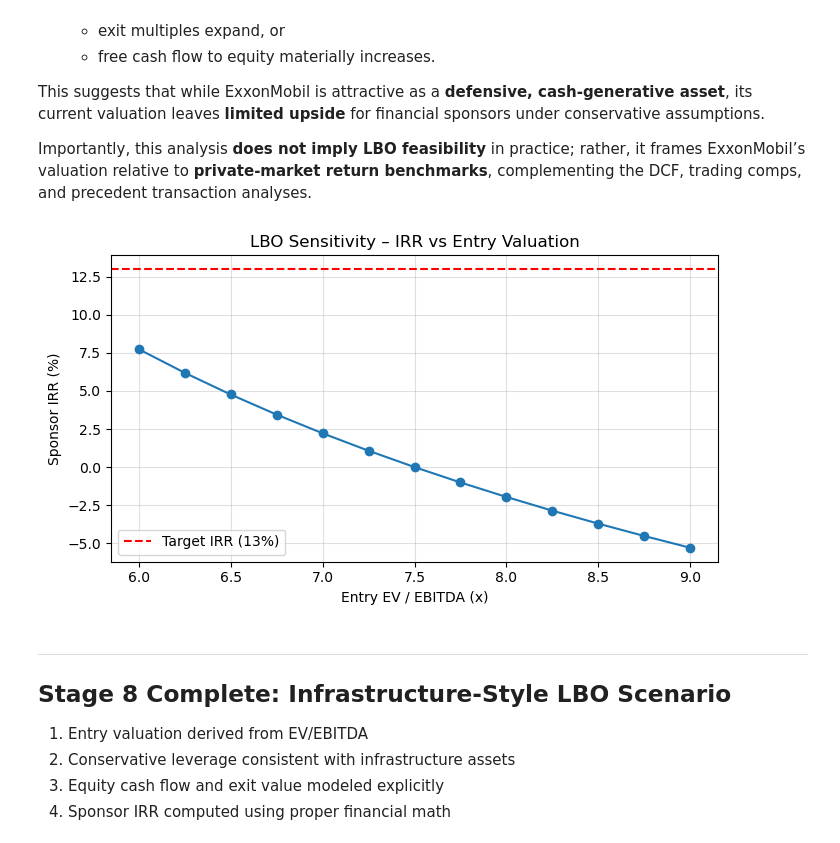
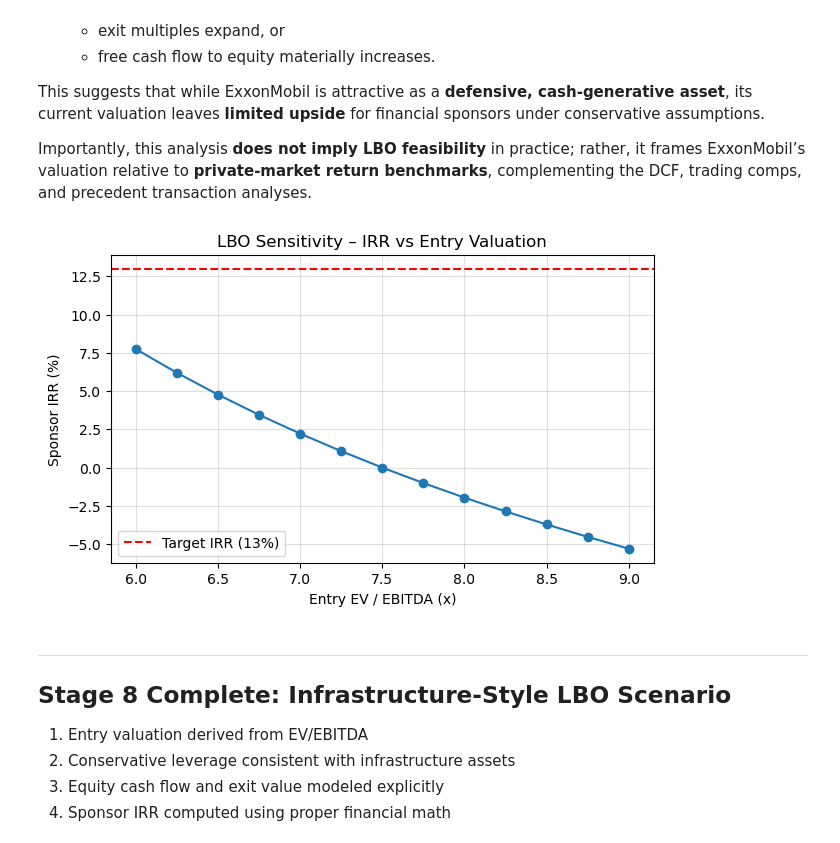
Before and after one commit to boztosunmelis-digi/exxonmobil-valuation, a Jupyter notebook: notebooks/valuation_demo.ipynb, the cells around one changed output. Cells and saved outputs as stored; diff of their text form; code cells hidden in the pictures.

Commit message:
Export valuation figures to docs/figures

```diff
--- a/notebooks/valuation_demo.ipynb
+++ b/notebooks/valuation_demo.ipynb
@@ -1061,35 +1069,38 @@ import matplotlib.pyplot as plt
 import numpy_financial as npf
 
 # --- Sensitivity: IRR vs Entry EV/EBITDA ---
 entry_multiples = np.linspace(6.0, 9.0, 13)  # 6.0x → 9.0x
 irr_values = []
 
 for m in entry_multiples:
     entry_ev_s = ebitda_2025 * m
     debt_s = ebitda_2025 * debt_multiple
     equity_s = entry_ev_s - debt_s
 
     cashflows_s = np.array([-equity_s] + list(fcf_to_equity))
     cashflows_s[-1] += exit_equity_value
 
     irr_s = npf.irr(cashflows_s)
     irr_values.append(irr_s * 100)  # convert to %
 
 # Plot
 plt.figure(figsize=(7, 4))
 plt.plot(entry_multiples, irr_values, marker="o")
 plt.axhline(sponsor_irr_target * 100, linestyle="--", color="red",
             label="Target IRR (13%)")
 
 plt.xlabel("Entry EV / EBITDA (x)")
 plt.ylabel("Sponsor IRR (%)")
 plt.title("LBO Sensitivity – IRR vs Entry Valuation")
 plt.grid(True, alpha=0.4)
 plt.legend()
-plt.tight_layout()
+
+plt.tight_layout
+plt.savefig("../docs/figures/lbo_irr_sensitivity.png", dpi=200, bbox_inches="tight")
+
 plt.show()
 # %% [output]
-[figure, old version]
+[figure, new version]
 # %% [markdown]
 ---
 
```
Also changed, not shown: parts of 3 cells of this notebook.
